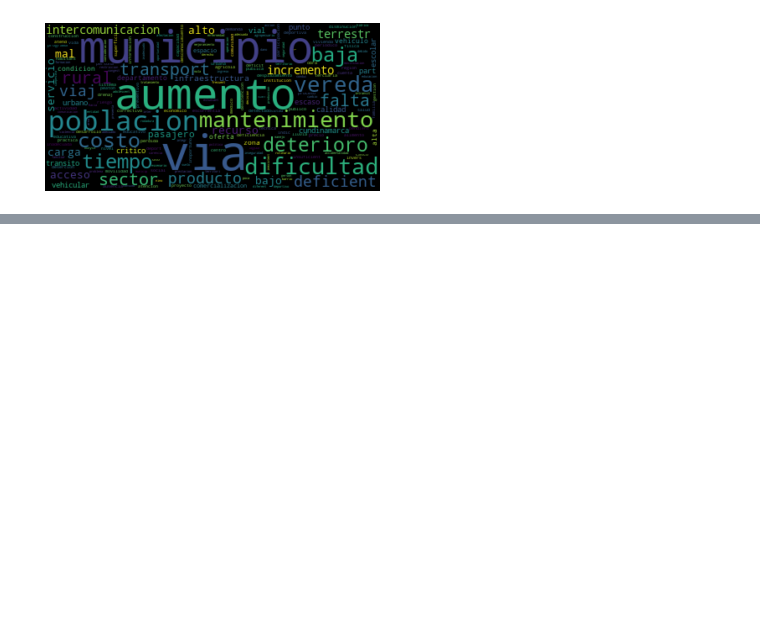
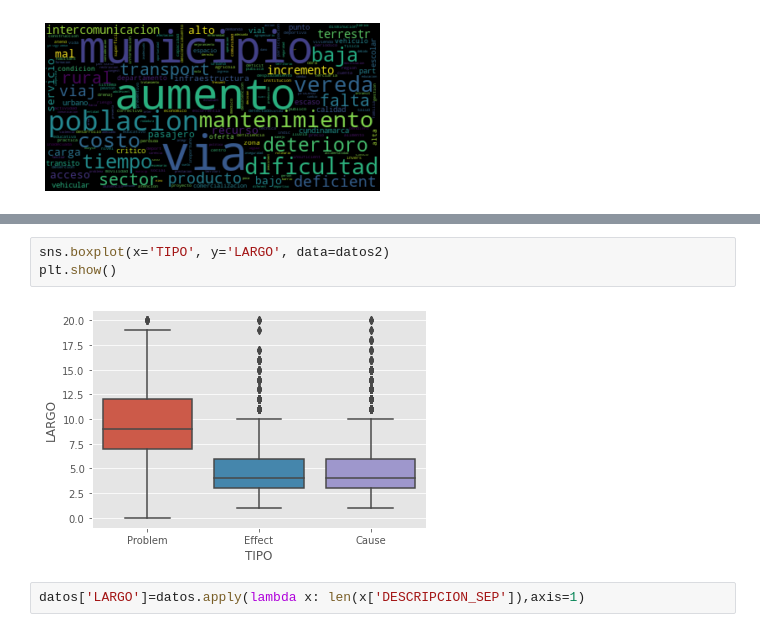
Before and after one commit to abdala9512/nlp-evaluacion-problemas-sociales, a Jupyter notebook: src/notebooks/Evaluacion_problemas_sociales_PLN.ipynb, the cells around one changed output, grey strips where cells are left out. Drawn from its saved outputs; the diff is of its cells as text; blank space fills up the shorter version.

```diff
--- a/src/notebooks/Evaluacion_problemas_sociales_PLN.ipynb
+++ b/src/notebooks/Evaluacion_problemas_sociales_PLN.ipynb
@@ -437,0 +570,7 @@ plt.show()
+# %%
+sns.boxplot(x='TIPO', y='LARGO', data=datos2)
+plt.show()
+# %% [output]
+[figure, added]
+# %%
+datos['LARGO']=datos.apply(lambda x: len(x['DESCRIPCION_SEP']),axis=1)
```
Also changed, not shown: parts of 33 cells of this notebook.
